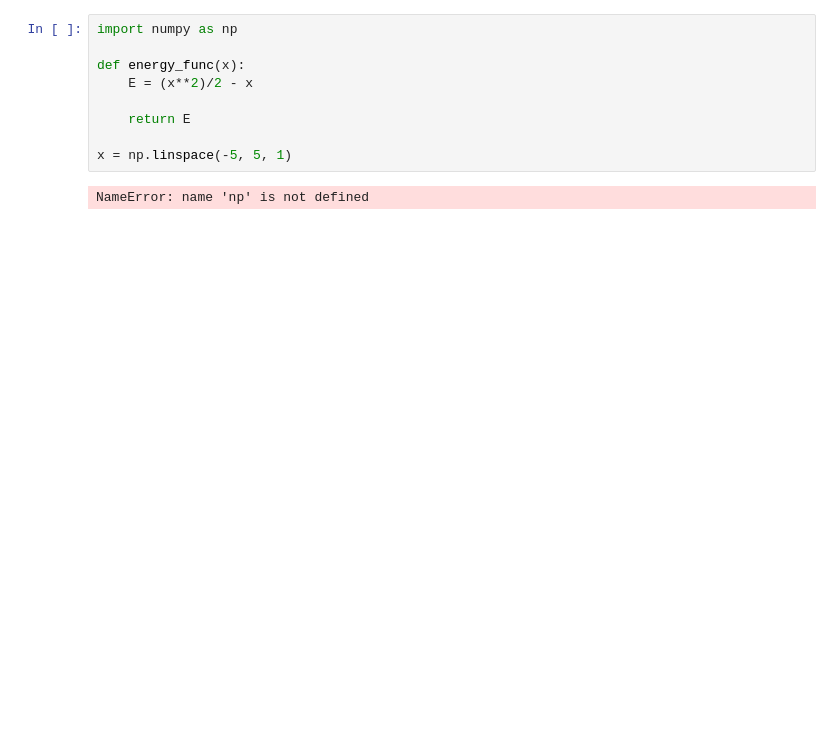
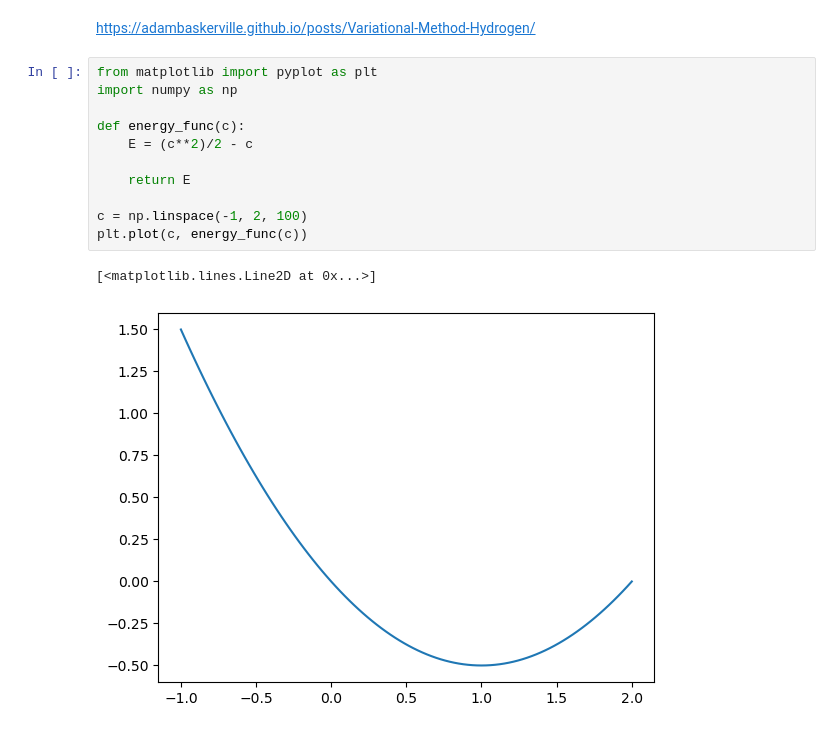
Before and after one commit to dy-cl/Computational-Physics, a Jupyter notebook: Variational Hydrogen.ipynb, the cells around one changed output. Saved outputs shown, nothing was run; the diff lists cells and outputs as text; blank space fills up the shorter version.

```diff
--- a/Variational Hydrogen.ipynb
+++ b/Variational Hydrogen.ipynb
@@ -1,14 +1,19 @@
+# %% [markdown]
+https://adambaskerville.github.io/posts/Variational-Method-Hydrogen/
 # %%
+from matplotlib import pyplot as plt
 import numpy as np
 
-def energy_func(x):
-    E = (x**2)/2 - x
+def energy_func(c):
+    E = (c**2)/2 - c
 
     return E
 
-x = np.linspace(-5, 5, 1)
+c = np.linspace(-1, 2, 100)
+plt.plot(c, energy_func(c))
 # %% [output]
-NameError: name 'np' is not defined
+[<matplotlib.lines.Line2D at 0x...>]
+[figure, added]
 # %%
 from scipy.optimize import minimize
 
```
Also changed, not shown: parts of 2 cells of this notebook.
